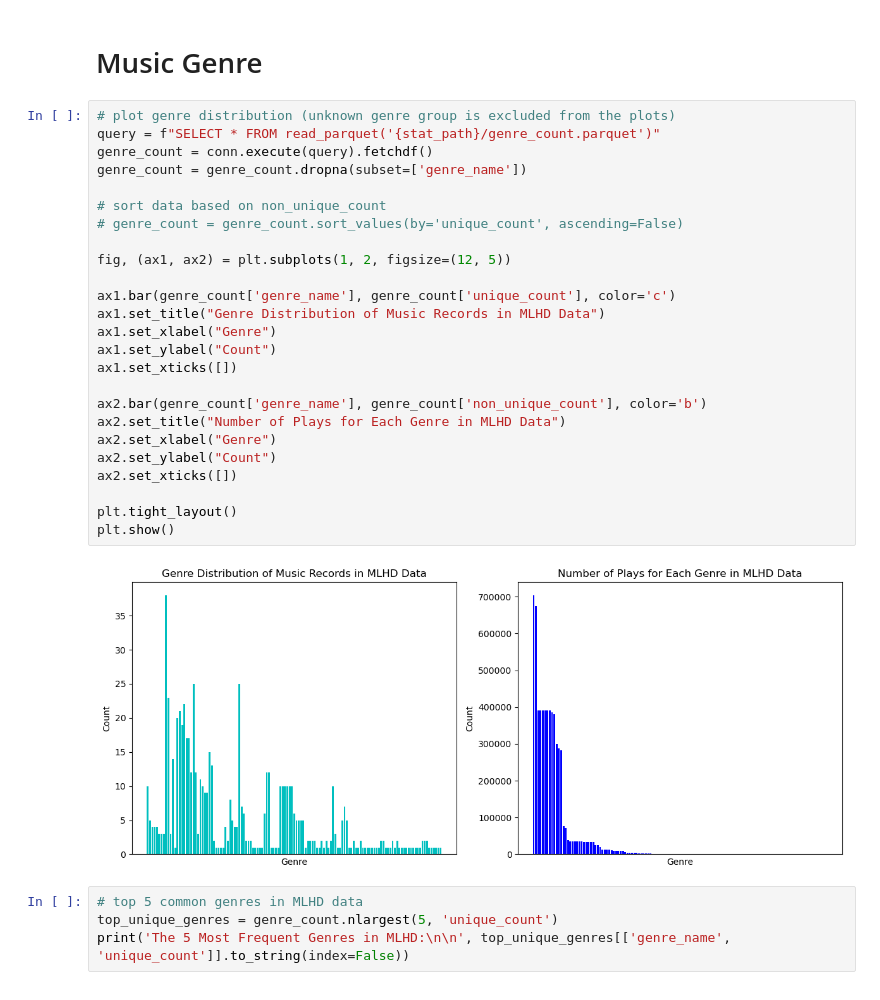
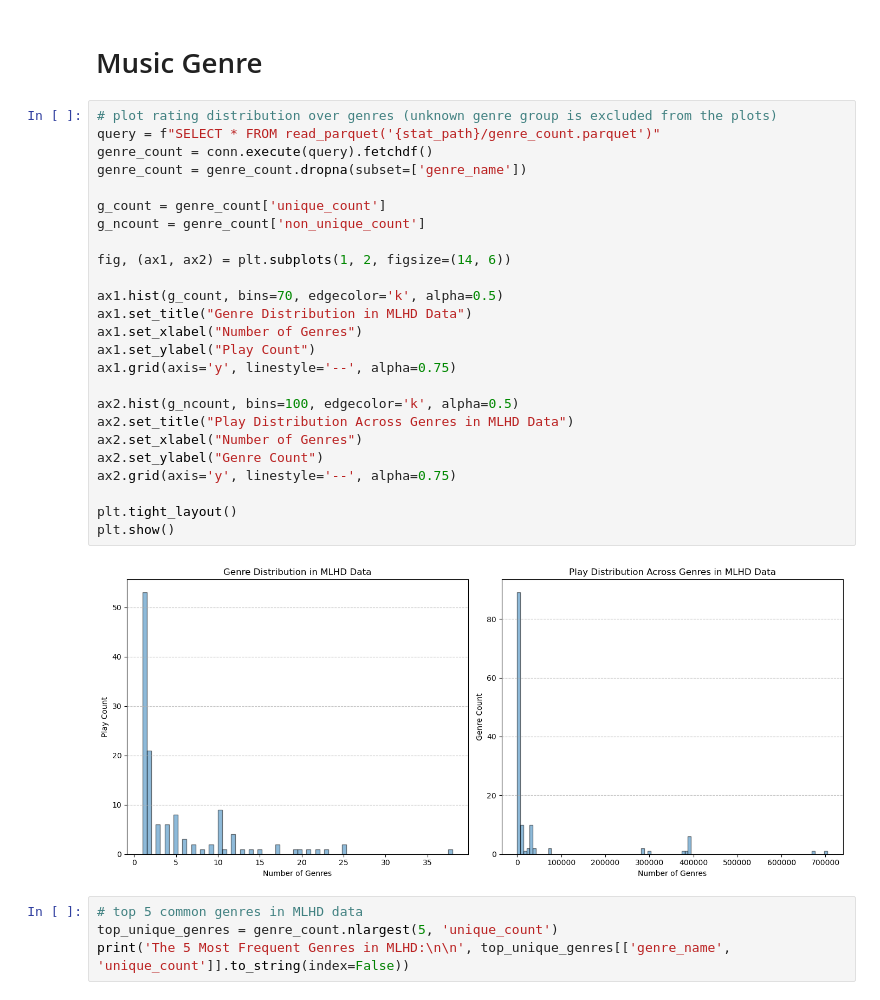
Before and after one commit to mdekstrand/musicdata-tools, a Jupyter notebook: datanalysis/analysis.ipynb, the cells around one changed output. Drawn from its saved outputs; the diff is of its cells as text.

```diff
--- a/datanalysis/analysis.ipynb
+++ b/datanalysis/analysis.ipynb
@@ -189,32 +189,32 @@ plt.show()
 # %% [markdown]
 # Music Genre
 # %%
-# plot genre distribution (unknown genre group is excluded from the plots)
+# plot rating distribution over genres (unknown genre group is excluded from the plots)
 query = f"SELECT * FROM read_parquet('{stat_path}/genre_count.parquet')"
 genre_count = conn.execute(query).fetchdf()
 genre_count = genre_count.dropna(subset=['genre_name'])
 
-# sort data based on non_unique_count
-# genre_count = genre_count.sort_values(by='unique_count', ascending=False)
+g_count = genre_count['unique_count']
+g_ncount = genre_count['non_unique_count']
 
-fig, (ax1, ax2) = plt.subplots(1, 2, figsize=(12, 5))
+fig, (ax1, ax2) = plt.subplots(1, 2, figsize=(14, 6))
 
-ax1.bar(genre_count['genre_name'], genre_count['unique_count'], color='c')
-ax1.set_title("Genre Distribution of Music Records in MLHD Data")
-ax1.set_xlabel("Genre")
-ax1.set_ylabel("Count")
-ax1.set_xticks([])
+ax1.hist(g_count, bins=70, edgecolor='k', alpha=0.5)
+ax1.set_title("Genre Distribution in MLHD Data")
+ax1.set_xlabel("Number of Genres")
+ax1.set_ylabel("Play Count")
+ax1.grid(axis='y', linestyle='--', alpha=0.75)
 
-ax2.bar(genre_count['genre_name'], genre_count['non_unique_count'], color='b')
-ax2.set_title("Number of Plays for Each Genre in MLHD Data")
-ax2.set_xlabel("Genre")
-ax2.set_ylabel("Count")
-ax2.set_xticks([])
+ax2.hist(g_ncount, bins=100, edgecolor='k', alpha=0.5)
+ax2.set_title("Play Distribution Across Genres in MLHD Data")
+ax2.set_xlabel("Number of Genres")
+ax2.set_ylabel("Genre Count")
+ax2.grid(axis='y', linestyle='--', alpha=0.75)
 
 plt.tight_layout()
 plt.show()
 # %% [output]
-[figure, old version]
+[figure, new version]
 # %%
 # top 5 common genres in MLHD data
 top_unique_genres = genre_count.nlargest(5, 'unique_count')
```
Also changed, not shown: parts of 4 cells of this notebook, 9 other files.
